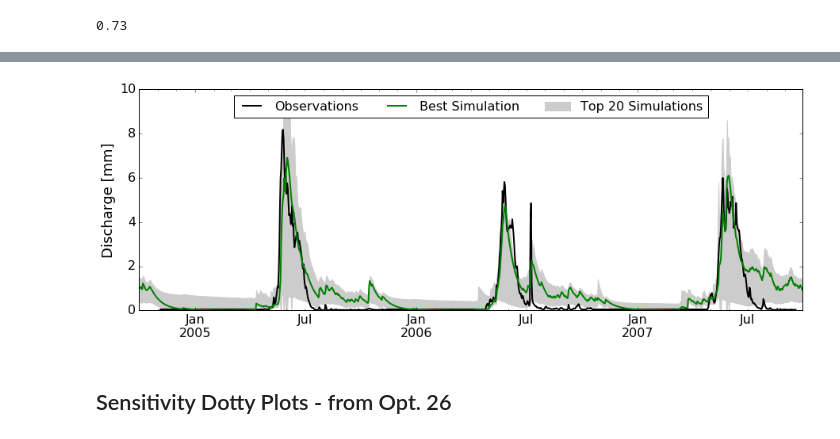
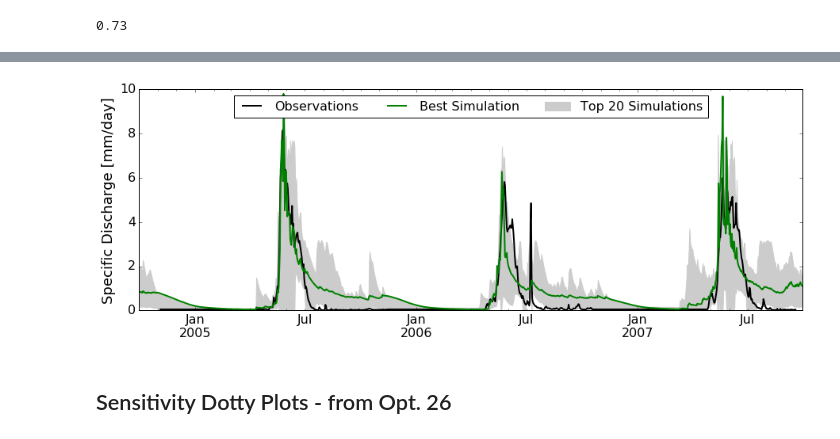
Before and after one commit to theobarnhart/rhessys_prep_analysis, a Jupyter notebook: ComoCreek/Check Optimizer Progress.ipynb, the cells around one changed output, grey strips where cells are left out. Drawn from its saved outputs; the diff is of its cells as text; code cells hidden in the pictures.

```diff
--- a/ComoCreek/Check Optimizer Progress.ipynb
+++ b/ComoCreek/Check Optimizer Progress.ipynb
@@ -16,7 +18,7 @@ savefig = False
 
 Using opt 26 to construct dotty plots, it appears that the objective function score is really only sensitive to gw1, gw2, and po
 # %%
-opt = '36'
+opt = '40'
 # %%
 from hydro import objective_fxns as obfx
 import datetime
@@ -56,5 +58,5 @@ len(times)
 # %%
-tmp = pd.read_csv('./Como_SCEUA_%s.csv'%opt)
+tmp = pd.read_csv('./Como_SCEUA_%s.csv'%(opt))
 # %%
 len(tmp)
 # %% [output]
@@ -150,22 +152,26 @@ dat['Simulation'] = sim
 dat['Sim_min'] = sims.groupby(by='idx').min()['value']
 dat['Sim_max'] = sims.groupby(by='idx').max()['value']
 dat.index = pd.DatetimeIndex(pd.date_range(start='2004-10-01',periods=len(sim),freq='D'))
+# %%
+savefig = True
 # %%
 #plt.figure(figsize=(15,5))
 dat['Observations'].plot(figsize=(15,5),color='k',lw=2,label='Observations')
 dat['Simulation'].plot(figsize=(15,5),color='g',lw=2,label='Best Simulation')
 plt.fill_between(dat.index,dat.Sim_min,dat.Sim_max,facecolor='0.8',edgecolor='0.8',zorder=1,color='0.8',label='Top 20 Simulations')
 plt.ylim(0,10)
 plt.legend(fontsize=16,ncol=3,loc='upper center')
-plt.ylabel('Discharge [mm]', fontsize = 18)
+plt.ylabel('Specific Discharge [mm/day]', fontsize = 18)
 ax = plt.gca()
 #plt.title('Como Creek, Training Period NSE: %s'%(round(nse,3)), fontsize = 20)
 [tick.label.set_fontsize(16) for tick in ax.xaxis.get_major_ticks()];
 [tick.label.set_fontsize(16) for tick in ax.xaxis.get_minor_ticks()];
 [tick.label.set_fontsize(16) for tick in ax.yaxis.get_major_ticks()];
 if savefig: plt.savefig('./figures/experiment_calibration_%s.png'%(opt),dpi=300,bbox_inches='tight')
+if savefig: plt.savefig('./figures/experiment_calibration_%s.pdf'%(opt),bbox_inches='tight')
+savefig = False
 # %% [output]
-[figure, old version]
+[figure, new version]
 # %% [markdown]
 ## Sensitivity Dotty Plots - from Opt. 26
 # %%
```
Also changed, not shown: parts of 14 cells of this notebook, 5 other files.
